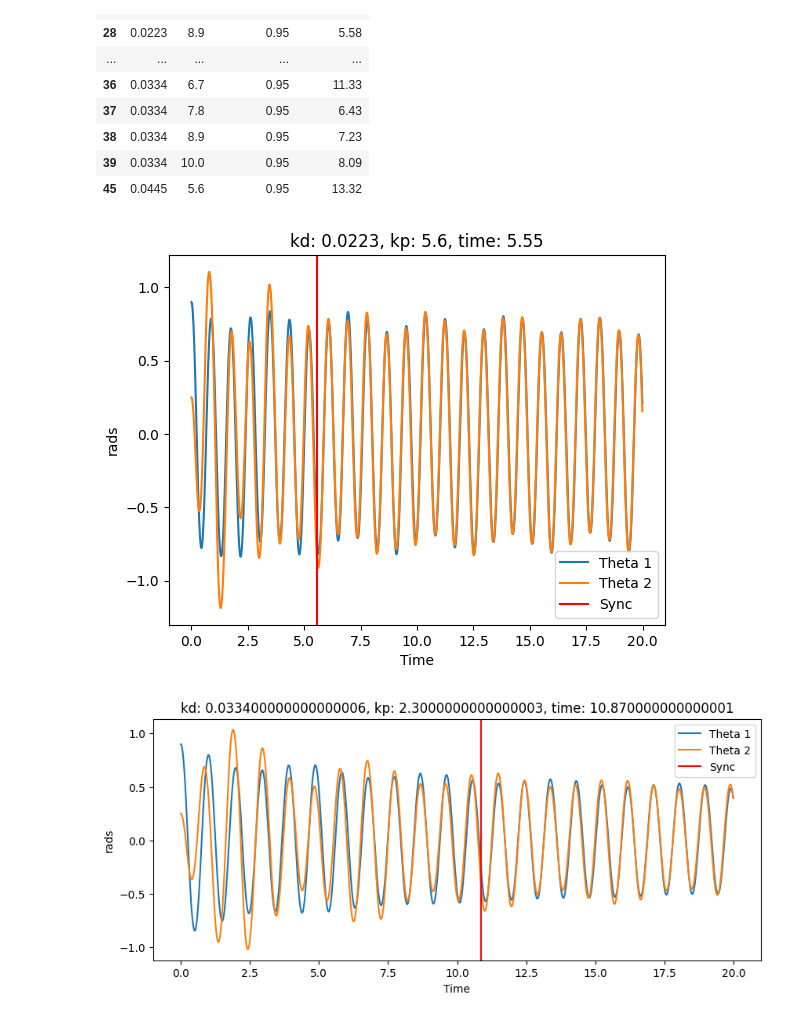
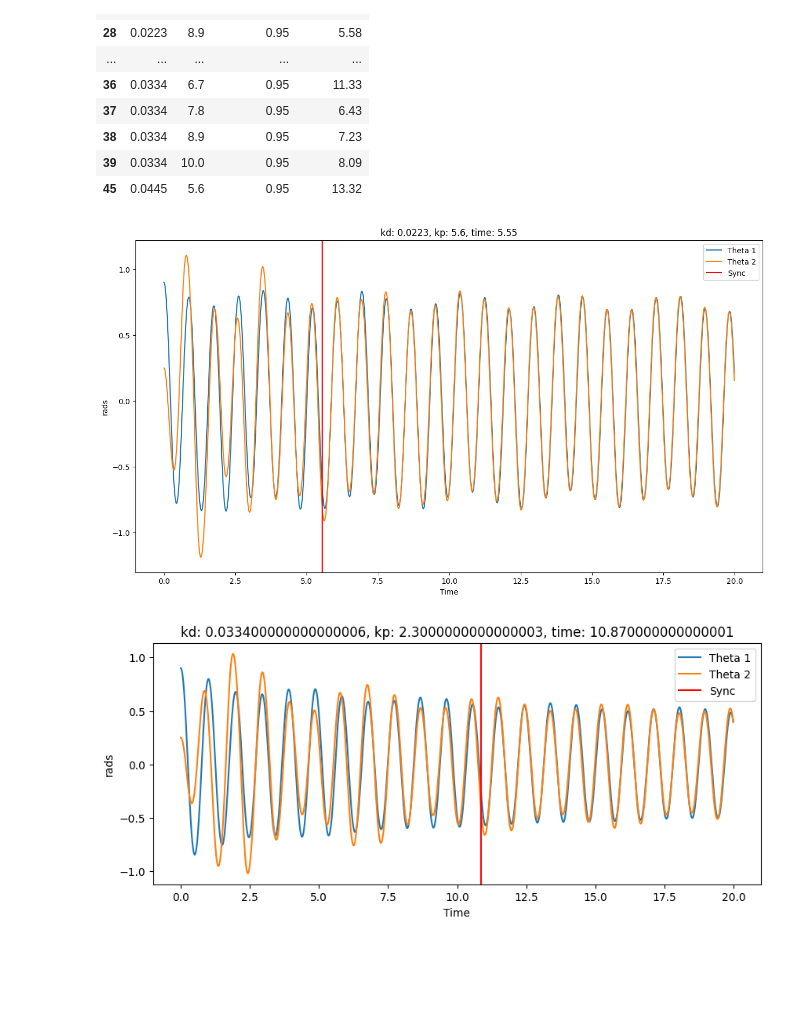
Before and after one commit to eric-yhchen/MDM2-Group-09, a Jupyter notebook: LC Model FLC Tests.ipynb, the cells around one changed output. Cells and saved outputs as stored; diff of their text form; code cells hidden in the pictures; blank space fills up the shorter version.

```diff
--- a/LC Model FLC Tests.ipynb
+++ b/LC Model FLC Tests.ipynb
@@ -43,32 +41,3 @@ K_cart = 0.5                        # Stiffness of the cart"""
-# %%
-# Constants
-g = 9.81                            # Gravity (m/s^2)
-
-# Metronome Parameters
-m_pendulum = 0.1                    # Mass of pendulum (kg)
-L1_pendulum = 0.3                   # Length of first pendulum (m)
-L2_pendulum = 0.3                   # Length of second pendulum (m)
-epsilon = 0.15                      # Escapement force coefficient
-theta1_0_init=theta1_0 = 0.9        # Initial position of metronome 1
-theta2_0_init=theta2_0 = 0.25       # Initial position of metronome 2
-I1 = m_pendulum * L1_pendulum**2    # Inertia of first pendulum
-I2 = m_pendulum * L2_pendulum**2    # Inertia of second pendulum
-
-# Surface Parameters (Coupling)
-M_surface = 1.0                     # Mass of the surface (kg)
-B_surface = 0                     # Surface damping coefficient
-K_surface = 0.5                     # Surface stiffness
-
-# Initial Conditions (Angles in radians)
-omega1_0 = 0.0                      # Initial angular velocity
-omega2_0 = 0.0                      # Initial angular velocity
-x_0 = 0.0                           # Initial displacement of the surface
-v_0 = 0.0                           # Initial velocity of the surface
-
-# Cart Parameters
-M_cart = 1.0                        # Mass of the cart (kg)
-B_cart = 0                       # Damping coefficient
-K_cart = 0.5                        # Stiffness of the cart
 # %% [markdown]
 ## Two metronome model
 # %%
@@ -446,21 +409,21 @@ filtered_df.head(20)
 # %%
 best = filtered_df.loc[filtered_df['sync_time'].idxmin()]
 
-fig5, ax10 = plt.subplots()
+fig5, ax10 = plt.subplots(figsize=(15,8))
 model = solver(best["kd"], best["kp"], 20)
 model.solve()
 
 ax10.plot(model.time, model.theta1, label="Theta 1")
 ax10.plot(model.time, model.theta2, label="Theta 2")
 ax10.axvline(best["sync_time"], c="r", label = "Sync")
 ax10.set_title(f"kd: {best["kd"]}, kp: {best["kp"]}, time: {best["sync_time"]}")
 ax10.set_xlabel("Time")
 ax10.set_ylabel("rads")
 ax10.legend()
 
 plt.show()
 # %% [output]
-[figure, old version]
+[figure, new version]
 # %%
 specific = filtered_df.loc[32]
 
```
Also changed, not shown: parts of 16 cells of this notebook, 9 other files.
